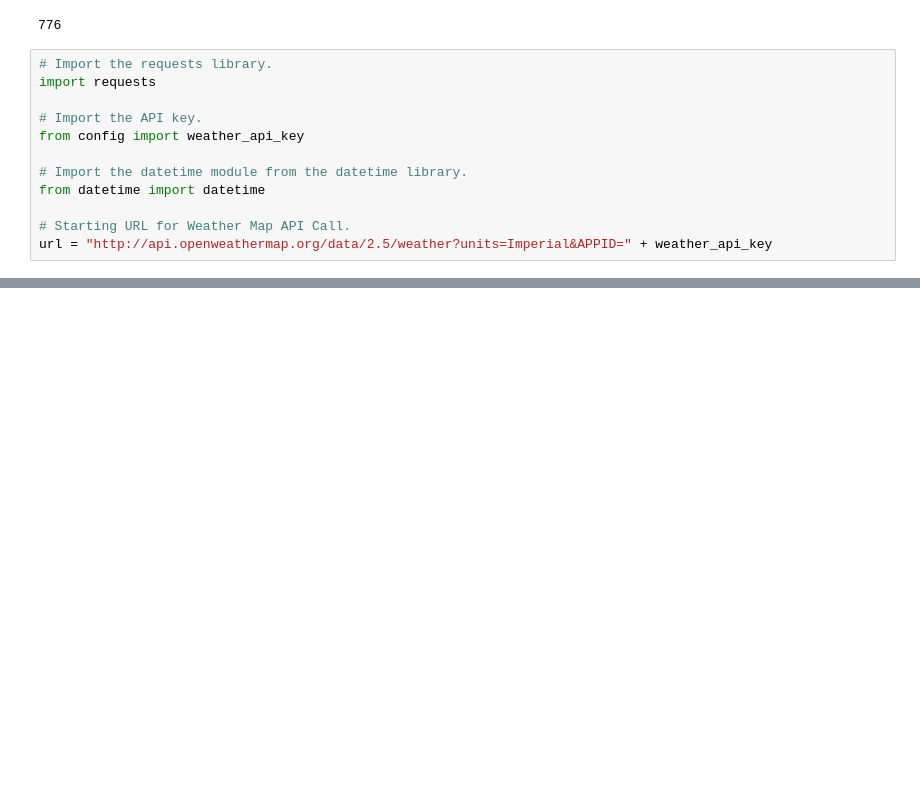
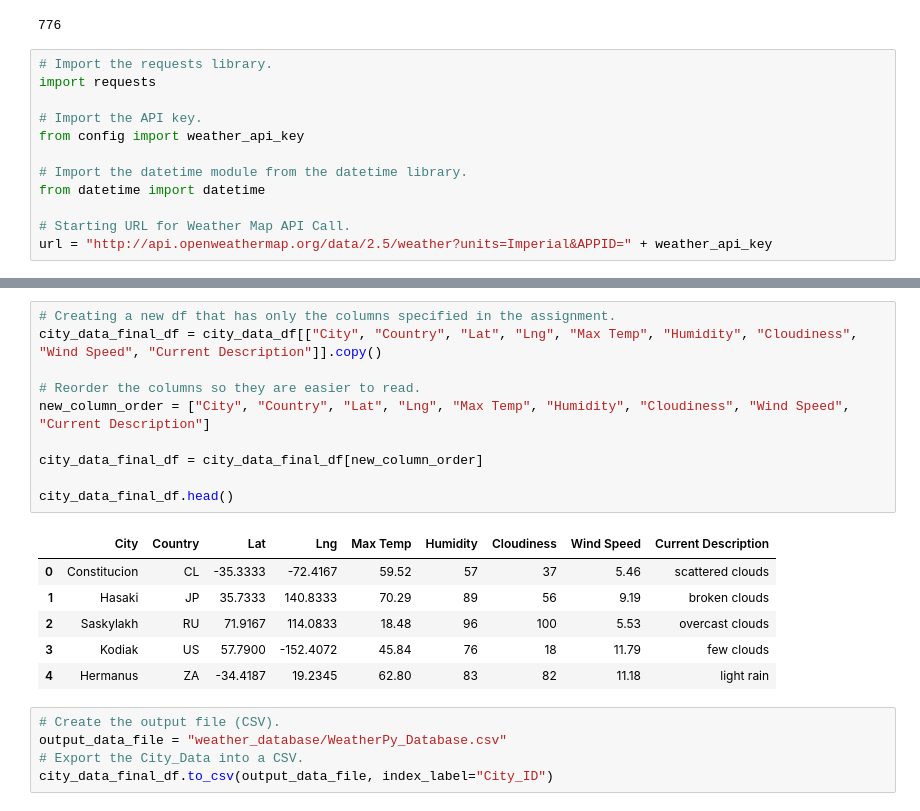
Before and after one commit to bmogil/World_Weather_Analysis, a Jupyter notebook: Weather_Database/Weather_Database.ipynb, the cells around one changed output, grey strips where cells are left out. Saved outputs shown, nothing was run; the diff lists cells and outputs as text; blank space fills up the shorter version.

```diff
--- a/Weather_Database.ipynb
+++ b/Weather_Database/Weather_Database.ipynb
@@ -139,0 +146,22 @@ city_data_df.head()
+# %%
+# Creating a new df that has only the columns specified in the assignment.
+city_data_final_df = city_data_df[["City", "Country", "Lat", "Lng", "Max Temp", "Humidity", "Cloudiness", "Wind Speed", "Current Description"]].copy()
+
+# Reorder the columns so they are easier to read.
+new_column_order = ["City", "Country", "Lat", "Lng", "Max Temp", "Humidity", "Cloudiness", "Wind Speed", "Current Description"]
+
+city_data_final_df = city_data_final_df[new_column_order]
+
+city_data_final_df.head()
+# %% [output]
+|  | City | Country | Lat | Lng | Max Temp | Humidity | Cloudiness | Wind Speed | Current Description |
+| 0 | Constitucion | CL | -35.3333 | -72.4167 | 59.52 | 57 | 37 | 5.46 | scattered clouds |
+| 1 | Hasaki | JP | 35.7333 | 140.8333 | 70.29 | 89 | 56 | 9.19 | broken clouds |
+| 2 | Saskylakh | RU | 71.9167 | 114.0833 | 18.48 | 96 | 100 | 5.53 | overcast clouds |
+| 3 | Kodiak | US | 57.7900 | -152.4072 | 45.84 | 76 | 18 | 11.79 | few clouds |
+| 4 | Hermanus | ZA | -34.4187 | 19.2345 | 62.80 | 83 | 82 | 11.18 | light rain |
+# %%
+# Create the output file (CSV).
+output_data_file = "weather_database/WeatherPy_Database.csv"
+# Export the City_Data into a CSV.
+city_data_final_df.to_csv(output_data_file, index_label="City_ID")
```
Also changed, not shown: parts of 4 cells of this notebook, 10 other files.
